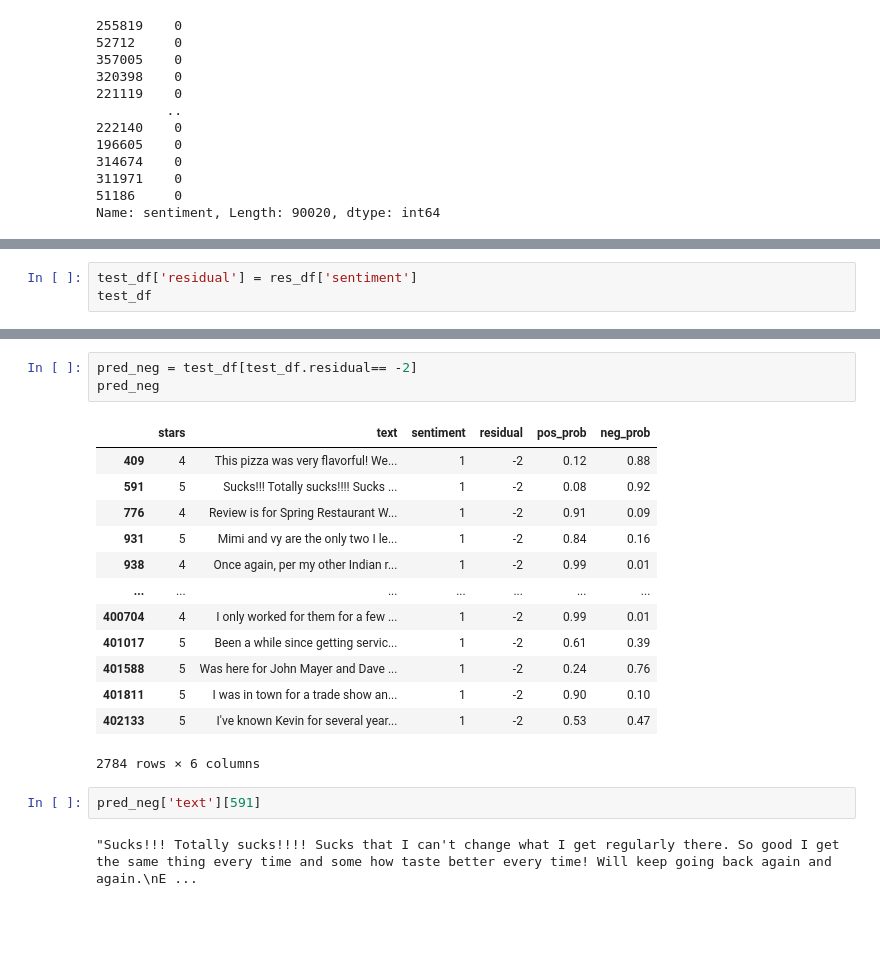
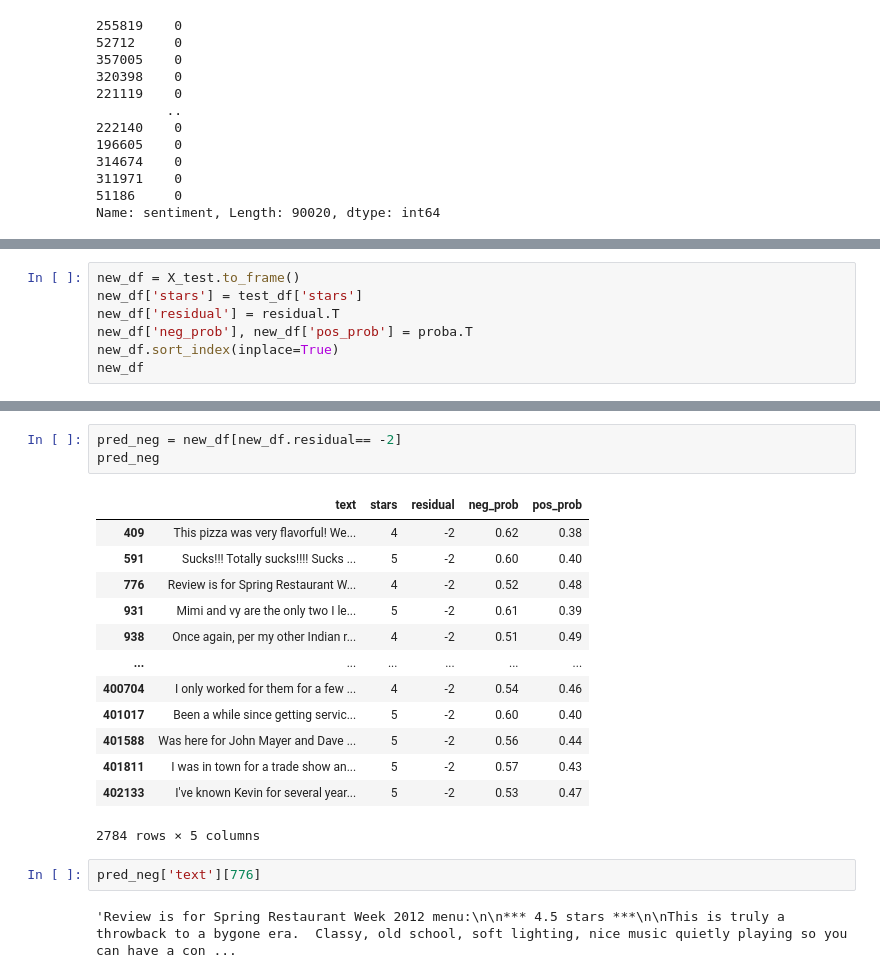
Before and after one commit to RubenBec/Capestone3, a Jupyter notebook: version3.ipynb, the cells around one changed output, grey strips where cells are left out. Cells and saved outputs as stored; diff of their text form; blank space fills up the shorter version.

```diff
--- a/version3.ipynb
+++ b/version3.ipynb
@@ -247,3 +228,0 @@ res_df
-# %%
-test_df['residual'] = res_df['sentiment']
-test_df
@@ -290,0 +229,7 @@ See the caveats in the documentation: https://pandas.pydata.org/pandas-docs/stab
+# %%
+new_df = X_test.to_frame()
+new_df['stars'] = test_df['stars']
+new_df['residual'] = residual.T
+new_df['neg_prob'], new_df['pos_prob'] = proba.T
+new_df.sort_index(inplace=True)
+new_df
@@ -291,22 +250,22 @@ See the caveats in the documentation: https://pandas.pydata.org/pandas-docs/stab
 # %%
-pred_neg = test_df[test_df.residual== -2]
+pred_neg = new_df[new_df.residual== -2]
 pred_neg
 # %% [output]
-|  | stars | text | sentiment | residual | pos_prob | neg_prob |
-| 409 | 4 | This pizza was very flavorful! We... | 1 | -2 | 0.12 | 0.88 |
-| 591 | 5 | Sucks!!! Totally sucks!!!! Sucks ... | 1 | -2 | 0.08 | 0.92 |
-| 776 | 4 | Review is for Spring Restaurant W... | 1 | -2 | 0.91 | 0.09 |
-| 931 | 5 | Mimi and vy are the only two I le... | 1 | -2 | 0.84 | 0.16 |
-| 938 | 4 | Once again, per my other Indian r... | 1 | -2 | 0.99 | 0.01 |
-| ... | ... | ... | ... | ... | ... | ... |
-| 400704 | 4 | I only worked for them for a few ... | 1 | -2 | 0.99 | 0.01 |
-| 401017 | 5 | Been a while since getting servic... | 1 | -2 | 0.61 | 0.39 |
-| 401588 | 5 | Was here for John Mayer and Dave ... | 1 | -2 | 0.24 | 0.76 |
-| 401811 | 5 | I was in town for a trade show an... | 1 | -2 | 0.90 | 0.10 |
-| 402133 | 5 | I've known Kevin for several year... | 1 | -2 | 0.53 | 0.47 |
+|  | text | stars | residual | neg_prob | pos_prob |
+| 409 | This pizza was very flavorful! We... | 4 | -2 | 0.62 | 0.38 |
+| 591 | Sucks!!! Totally sucks!!!! Sucks ... | 5 | -2 | 0.60 | 0.40 |
+| 776 | Review is for Spring Restaurant W... | 4 | -2 | 0.52 | 0.48 |
+| 931 | Mimi and vy are the only two I le... | 5 | -2 | 0.61 | 0.39 |
+| 938 | Once again, per my other Indian r... | 4 | -2 | 0.51 | 0.49 |
+| ... | ... | ... | ... | ... | ... |
+| 400704 | I only worked for them for a few ... | 4 | -2 | 0.54 | 0.46 |
+| 401017 | Been a while since getting servic... | 5 | -2 | 0.60 | 0.40 |
+| 401588 | Was here for John Mayer and Dave ... | 5 | -2 | 0.56 | 0.44 |
+| 401811 | I was in town for a trade show an... | 5 | -2 | 0.57 | 0.43 |
+| 402133 | I've known Kevin for several year... | 5 | -2 | 0.53 | 0.47 |
-2784 rows × 6 columns
+2784 rows × 5 columns
 # %%
-pred_neg['text'][591]
+pred_neg['text'][776]
 # %% [output]
-"Sucks!!! Totally sucks!!!! Sucks that I can't change what I get regularly there. So good I get the same thing every time and some how taste better every time! Will keep going back again and again.\nE ...
+'Review is for Spring Restaurant Week 2012 menu:\n\n*** 4.5 stars ***\n\nThis is truly a throwback to a bygone era.  Classy, old school, soft lighting, nice music quietly playing so you can have a con ...
 # %%
```
Also changed, not shown: parts of 11 cells of this notebook.
